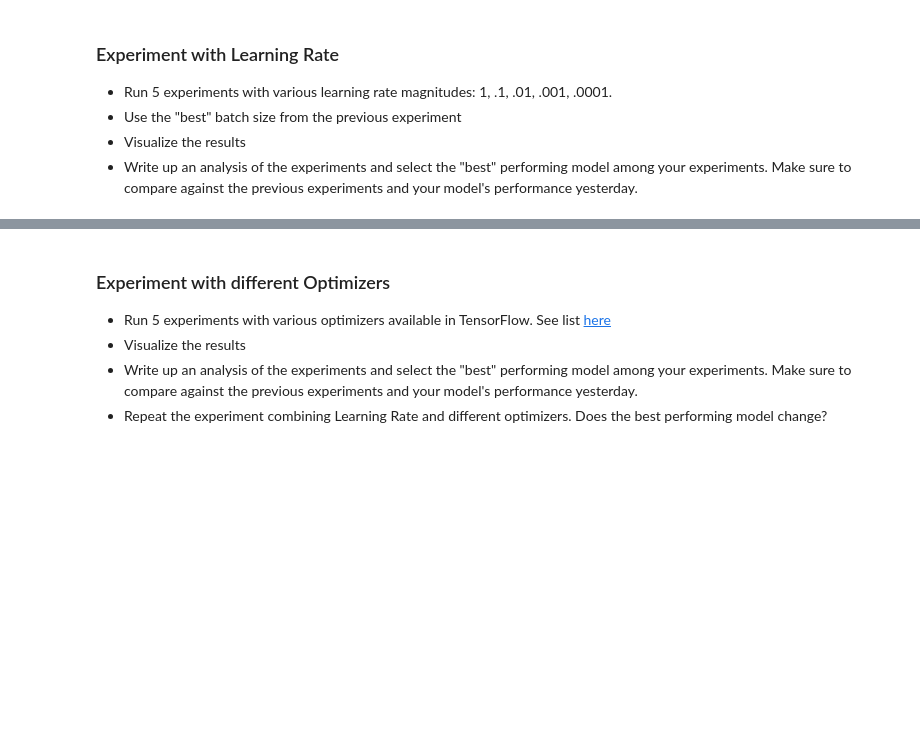
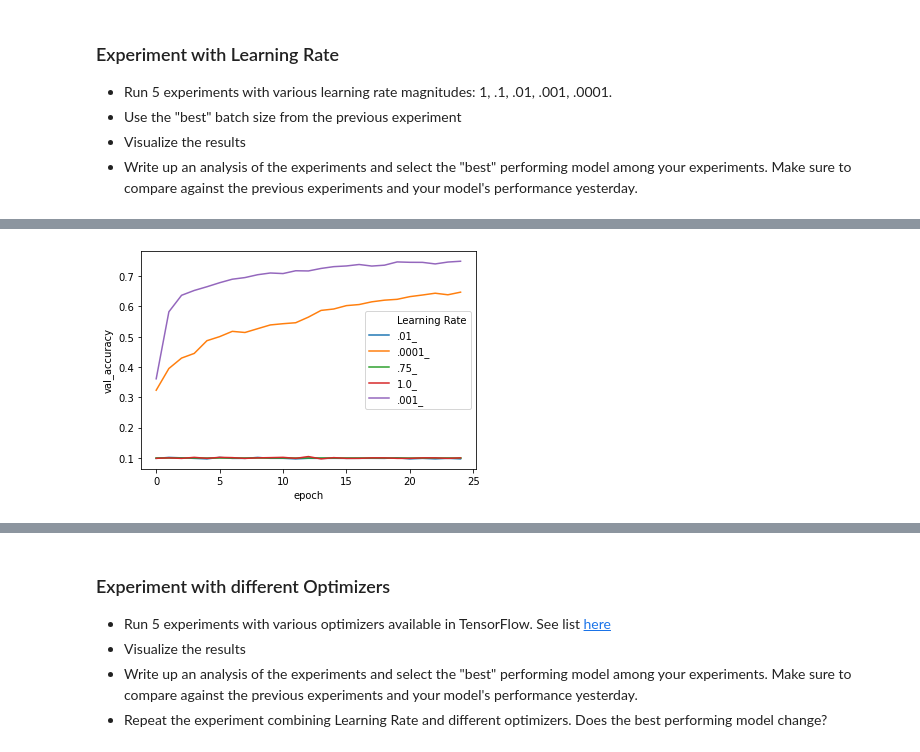
Before and after one commit to IvanCampos11/DS-Unit-4-Sprint-2-Neural-Networks, a Jupyter notebook: module2-Train/LS_DS_432_Train_Assignment.ipynb, the cells around one changed output, grey strips where cells are left out. Cells and saved outputs as stored; diff of their text form; code cells hidden in the pictures; blank space fills up the shorter version.

```diff
--- a/module2-Train/LS_DS_432_Train_Assignment.ipynb
+++ b/module2-Train/LS_DS_432_Train_Assignment.ipynb
@@ -324,5 +324,5 @@ Epoch 25/25
 # %%
-lr_default = create_model(lr=1.0).fit(X_train, y_train,
+lr_1 = create_model(lr=1.0).fit(X_train, y_train,
                                 epochs=25,
                                 validation_data=(X_test,y_test)
 )
@@ -347,5 +347,5 @@ Epoch 25/25
 # %%
-lr_default = create_model(lr=.001).fit(X_train, y_train,
+lr_001 = create_model(lr=.001).fit(X_train, y_train,
                                 epochs=25,
                                 validation_data=(X_test,y_test)
 )
@@ -373,7 +373,7 @@ import pandas as pd
 
 batch_sizes = []
 
-for exp, result in zip([lr_default, lr_0001, lr_75, lr], [".01_", ".0001_", ".75_"]):
+for exp, result in zip([lr_default, lr_0001, lr_75, lr_1, lr_001], [".01_", ".0001_", ".75_", "1.0_", ".001_"]):
 
   df = pd.DataFrame.from_dict(exp.history)
   df['epoch'] = df.index.values
@@ -386,0 +394,4 @@ df.head()
+# %%
+sns.lineplot(x='epoch', y='val_accuracy', hue='Learning Rate', data=df);
+# %% [output]
+[figure, added]
```
Also changed, not shown: parts of 14 cells of this notebook.
